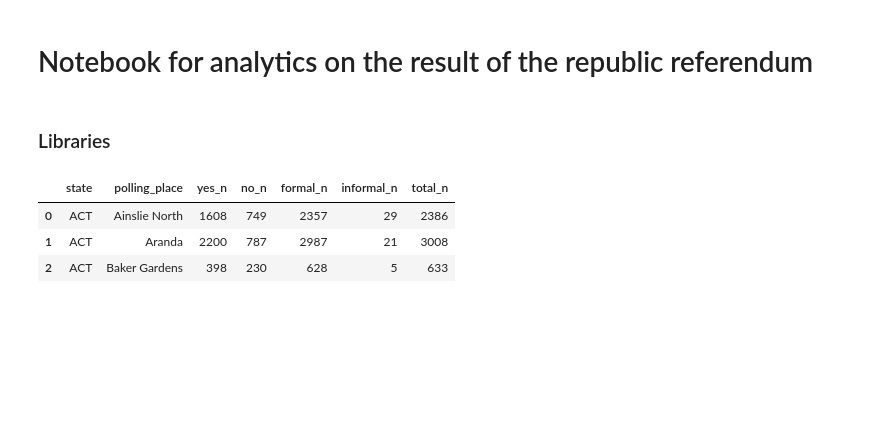
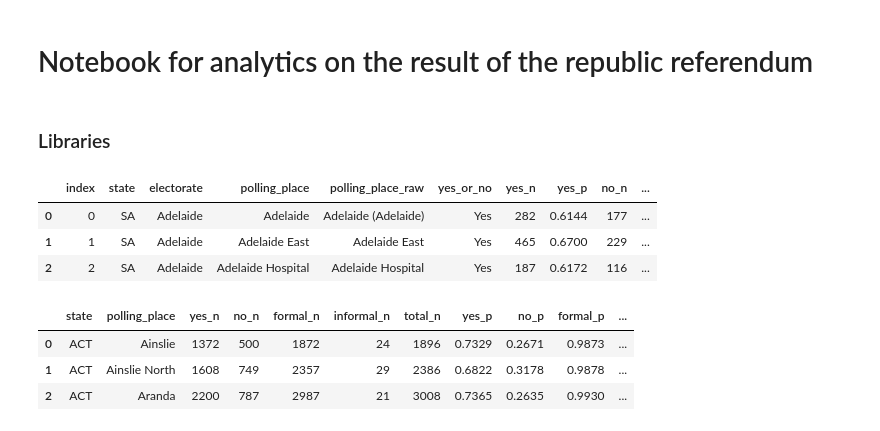
Before and after one commit to jaketclarke/australian_referenda, a Jupyter notebook: republic_referendum_analytics.ipynb, the cells around one changed output. Saved outputs shown, nothing was run; the diff lists cells and outputs as text; code cells hidden in the pictures; blank space fills up the shorter version.

```diff
--- a/republic_referendum_analytics.ipynb
+++ b/republic_referendum_analytics.ipynb
@@ -9,15 +9,27 @@ from IPython.display import display, HTML
 # %%
-filepath = '1999_referenda_output/republic_referendum_by_polling_place.csv'
+filepath = '1999_referenda_output/republic_referendum_by_electorate_by_polling_place.csv'
 df_results = pd.read_csv(
     filepath
 )
 
 display(df_results.head(3))
 # %% [output]
-|  | state | polling_place | yes_n | no_n | formal_n | informal_n | total_n |
-| 0 | ACT | Ainslie North | 1608 | 749 | 2357 | 29 | 2386 |
-| 1 | ACT | Aranda | 2200 | 787 | 2987 | 21 | 3008 |
-| 2 | ACT | Baker Gardens | 398 | 230 | 628 | 5 | 633 |
+|  | index | state | electorate | polling_place | polling_place_raw | yes_or_no | yes_n | yes_p | no_n | ... |
+| 0 | 0 | SA | Adelaide | Adelaide | Adelaide (Adelaide) | Yes | 282 | 0.6144 | 177 | ... |
+| 1 | 1 | SA | Adelaide | Adelaide East | Adelaide East | Yes | 465 | 0.6700 | 229 | ... |
+| 2 | 2 | SA | Adelaide | Adelaide Hospital | Adelaide Hospital | Yes | 187 | 0.6172 | 116 | ... |
+# %%
+filepath = '1999_referenda_output/republic_referendum_by_polling_place.csv'
+df_results_by_pp = pd.read_csv(
+    filepath
+)
+
+display(df_results_by_pp.head(3))
+# %% [output]
+|  | state | polling_place | yes_n | no_n | formal_n | informal_n | total_n | yes_p | no_p | formal_p | ... |
+| 0 | ACT | Ainslie | 1372 | 500 | 1872 | 24 | 1896 | 0.7329 | 0.2671 | 0.9873 | ... |
+| 1 | ACT | Ainslie North | 1608 | 749 | 2357 | 29 | 2386 | 0.6822 | 0.3178 | 0.9878 | ... |
+| 2 | ACT | Aranda | 2200 | 787 | 2987 | 21 | 3008 | 0.7365 | 0.2635 | 0.9930 | ... |
 # %%
 filepath = '1999_referenda_output/polling_places_geocoded.csv'
 df_pp = pd.read_csv(
```
Also changed, not shown: parts of 16 cells of this notebook.
